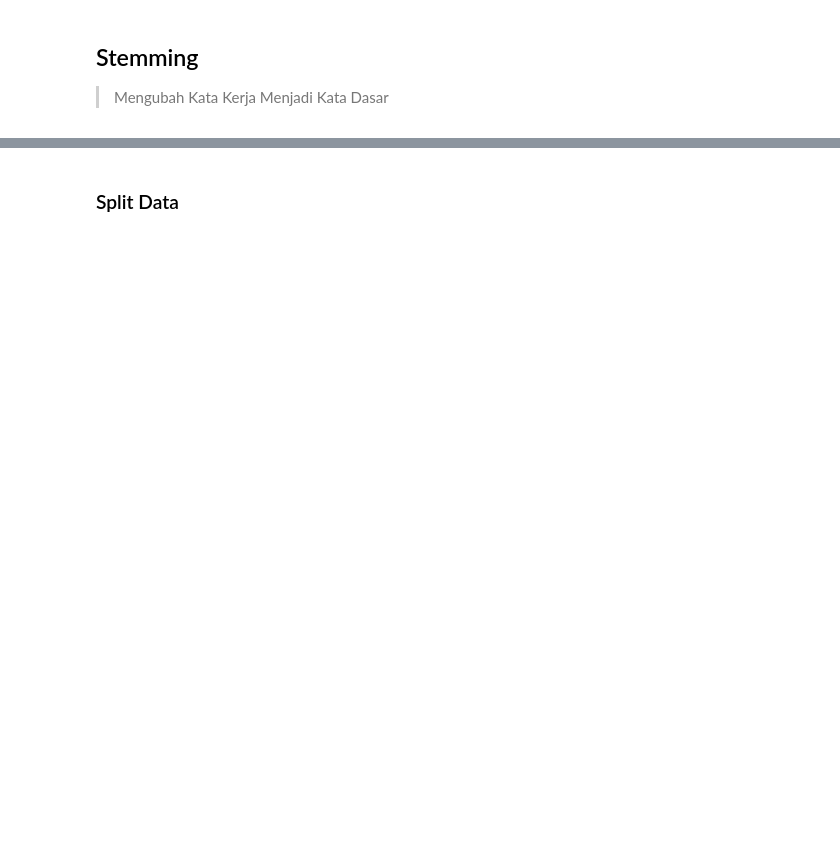
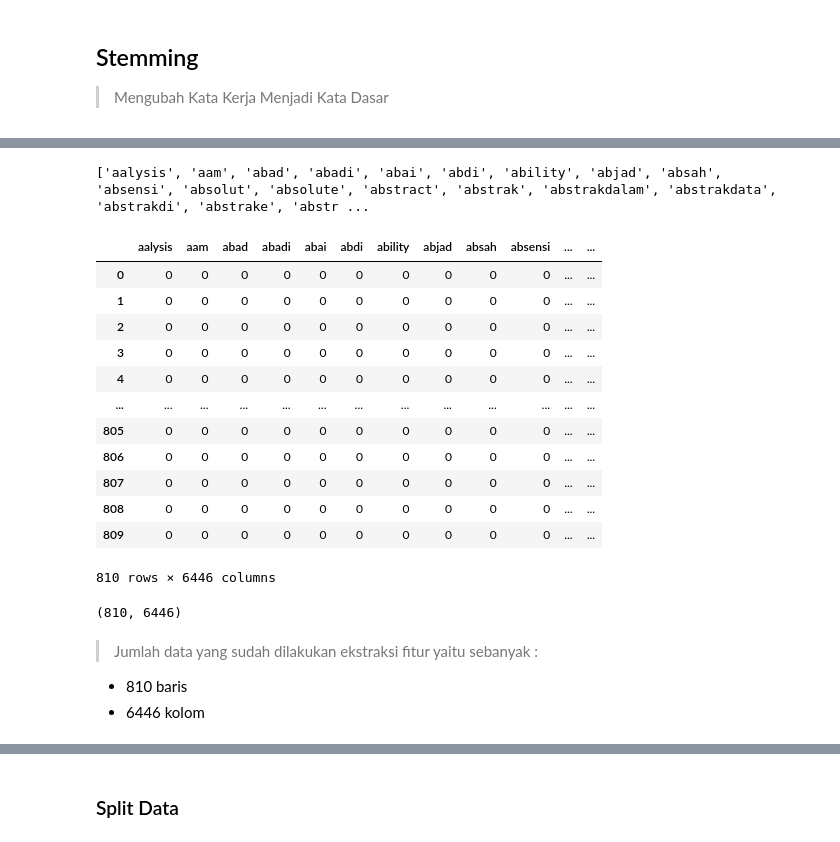
Before and after one commit to diahkamalia/prosaindata, a Jupyter notebook: _sources/UTS.ipynb, the cells around one changed output, grey strips where cells are left out. Drawn from its saved outputs; the diff is of its cells as text; code cells hidden in the pictures; blank space fills up the shorter version.

Commit message:
Update documentation

```diff
--- a/_sources/UTS.ipynb
+++ b/_sources/UTS.ipynb
@@ -389,0 +311,6 @@ new_df
+# %%
+import numpy as np
+import pandas as pd
+
+df = pd.read_csv('/content/cleanedPTA.csv', index_col=0)
+df.head()
@@ -389,0 +332,44 @@ new_df
+# %%
+X = df['Abstrak_Tokens']
+y = df['Label']
+# %%
+from sklearn.feature_extraction.text import CountVectorizer
+# Multiple documents
+text = (X)
+# create the transform
+vectorizer = CountVectorizer()
+# tokenize and build vocab
+vectorizer.fit(text)
+# summarize
+print(sorted(vectorizer.vocabulary_))
+# %% [output]
+['aalysis', 'aam', 'abad', 'abadi', 'abai', 'abdi', 'ability', 'abjad', 'absah', 'absensi', 'absolut', 'absolute', 'abstract', 'abstrak', 'abstrakdalam', 'abstrakdata', 'abstrakdi', 'abstrake', 'abstr ...
+# %%
+# encode document
+vector = vectorizer.fit_transform(text)
+count_tokens = sorted(vectorizer.vocabulary_)
+# summarize encoded vector
+df_countvect = pd.DataFrame(data = vector.toarray(),columns = count_tokens)
+df_countvect
+# %% [output]
+|  | aalysis | aam | abad | abadi | abai | abdi | ability | abjad | absah | absensi | ... | ... |
+| 0 | 0 | 0 | 0 | 0 | 0 | 0 | 0 | 0 | 0 | 0 | ... | ... |
+| 1 | 0 | 0 | 0 | 0 | 0 | 0 | 0 | 0 | 0 | 0 | ... | ... |
+| 2 | 0 | 0 | 0 | 0 | 0 | 0 | 0 | 0 | 0 | 0 | ... | ... |
+| 3 | 0 | 0 | 0 | 0 | 0 | 0 | 0 | 0 | 0 | 0 | ... | ... |
+| 4 | 0 | 0 | 0 | 0 | 0 | 0 | 0 | 0 | 0 | 0 | ... | ... |
+| ... | ... | ... | ... | ... | ... | ... | ... | ... | ... | ... | ... | ... |
+| 805 | 0 | 0 | 0 | 0 | 0 | 0 | 0 | 0 | 0 | 0 | ... | ... |
+| 806 | 0 | 0 | 0 | 0 | 0 | 0 | 0 | 0 | 0 | 0 | ... | ... |
+| 807 | 0 | 0 | 0 | 0 | 0 | 0 | 0 | 0 | 0 | 0 | ... | ... |
+| 808 | 0 | 0 | 0 | 0 | 0 | 0 | 0 | 0 | 0 | 0 | ... | ... |
+| 809 | 0 | 0 | 0 | 0 | 0 | 0 | 0 | 0 | 0 | 0 | ... | ... |
+810 rows × 6446 columns
+# %%
+vector.shape
+# %% [output]
+(810, 6446)
+# %% [markdown]
+> Jumlah data yang sudah dilakukan ekstraksi fitur yaitu sebanyak :
+- 810 baris
+- 6446 kolom
```
Also changed, not shown: parts of 111 cells of this notebook, 4 other files.
